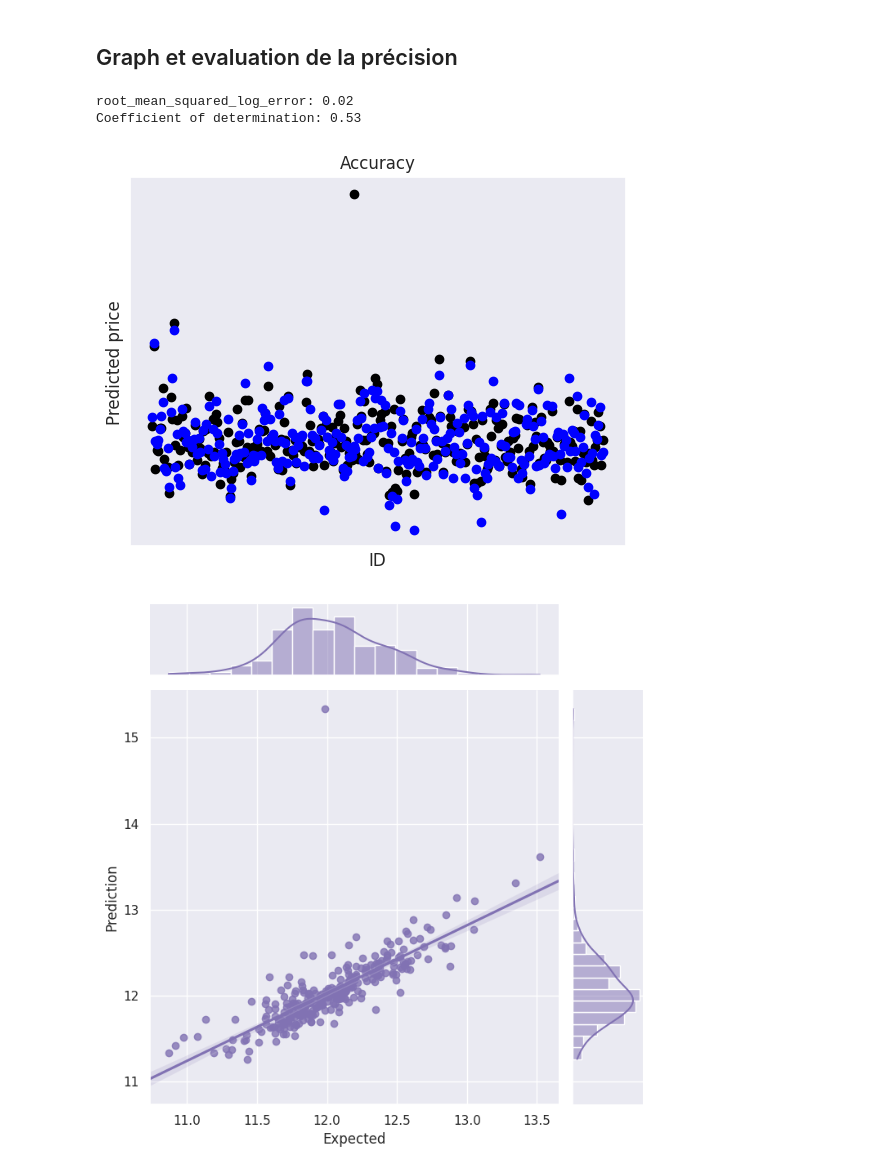
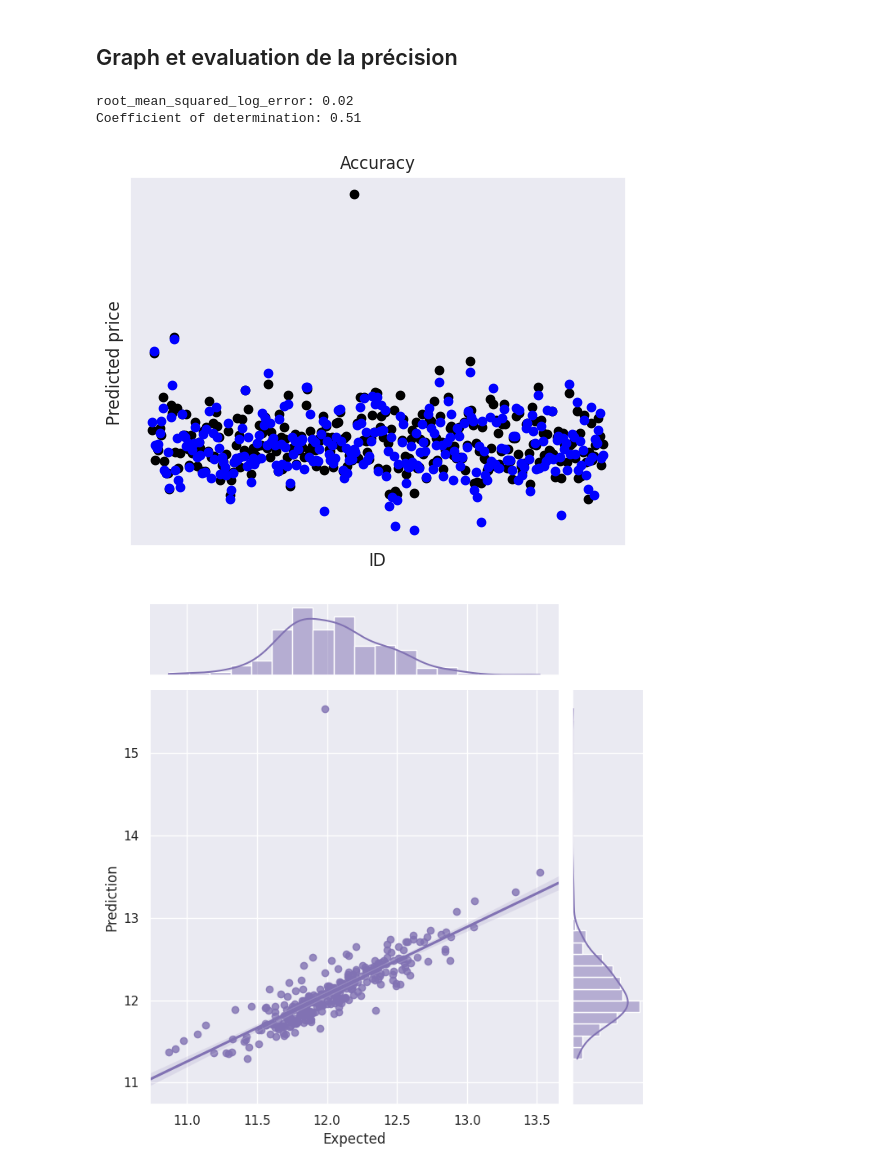
Before and after one commit to sleroy/ml, a Jupyter notebook: DeepLearning.ipynb, the cells around one changed output. Saved outputs shown, nothing was run; the diff lists cells and outputs as text; code cells hidden in the pictures.

```diff
--- a/DeepLearning.ipynb
+++ b/DeepLearning.ipynb
@@ -186,0 +218,12 @@ Baseline: 0.49 (0.78) MSE
+# %%
+print("Fitting the model")
+
+history = pipeline.fit(
+    numeric_features,
+    split_categ_y_df)
+#my_history = history.model.history
+print("Model has been fit")
+
+#history = estimate_best_batch_epochs()
+
+#print("Expected", split_categ_y_df, "Prediction", estimator.predict(numeric_features))
@@ -243,7 +291,7 @@ submission_df.to_csv('submission2.csv', index=False)
 ## Graph et evaluation de la précision
 # %%
 ## Compute Accuracy
-y_pred = estimator.predict(valid_features_X_df)
+y_pred = pipeline.predict(valid_features_X_df)
 y_test = valid_categ_y_df
 
 
@@ -254,33 +302,33 @@ print("root_mean_squared_log_error: %.2f" % root_mean_squared_log_error(y_test,
 # The coefficient of determination: 1 is perfect prediction
 print("Coefficient of determination: %.2f" % r2_score(y_test, y_pred))
 
 # Plot outputs
 plt.scatter(valid_features_X_df.index, y_pred, color="black")
 plt.scatter(valid_features_X_df.index, y_test, color="blue")
 #plt.scatter(train["Id"], y_test, color="blue")
 #plt.plot(test_features_X_df,  test_predicted_Y_df, color="blue", linewidth=3)
 
 plt.xticks(())
 plt.yticks(())
 plt.tick_params(axis='both', labelsize=12, width=2, length=5)  # Style
 
 plt.xlabel('ID')
 plt.ylabel('Predicted price')
 plt.title('Accuracy')
 plt.show()
 
 
 sns.set_theme(style="darkgrid")
 
 data = valid_features_X_df.copy()
 data["Prediction" ] = y_pred
 data["Expected" ] = y_test
 data["id"] = data.index
 g = sns.jointplot(x="Expected", y="Prediction", data=data,
                   kind="reg", truncate=False,
                   color="m", height=7)
 # %% [output]
 root_mean_squared_log_error: 0.02
-Coefficient of determination: 0.53
+Coefficient of determination: 0.51
-[figure, old version]
+[figure, new version]
-[figure, old version]
+[figure, new version]
```
Also changed, not shown: parts of 8 cells of this notebook, 2 other files.
